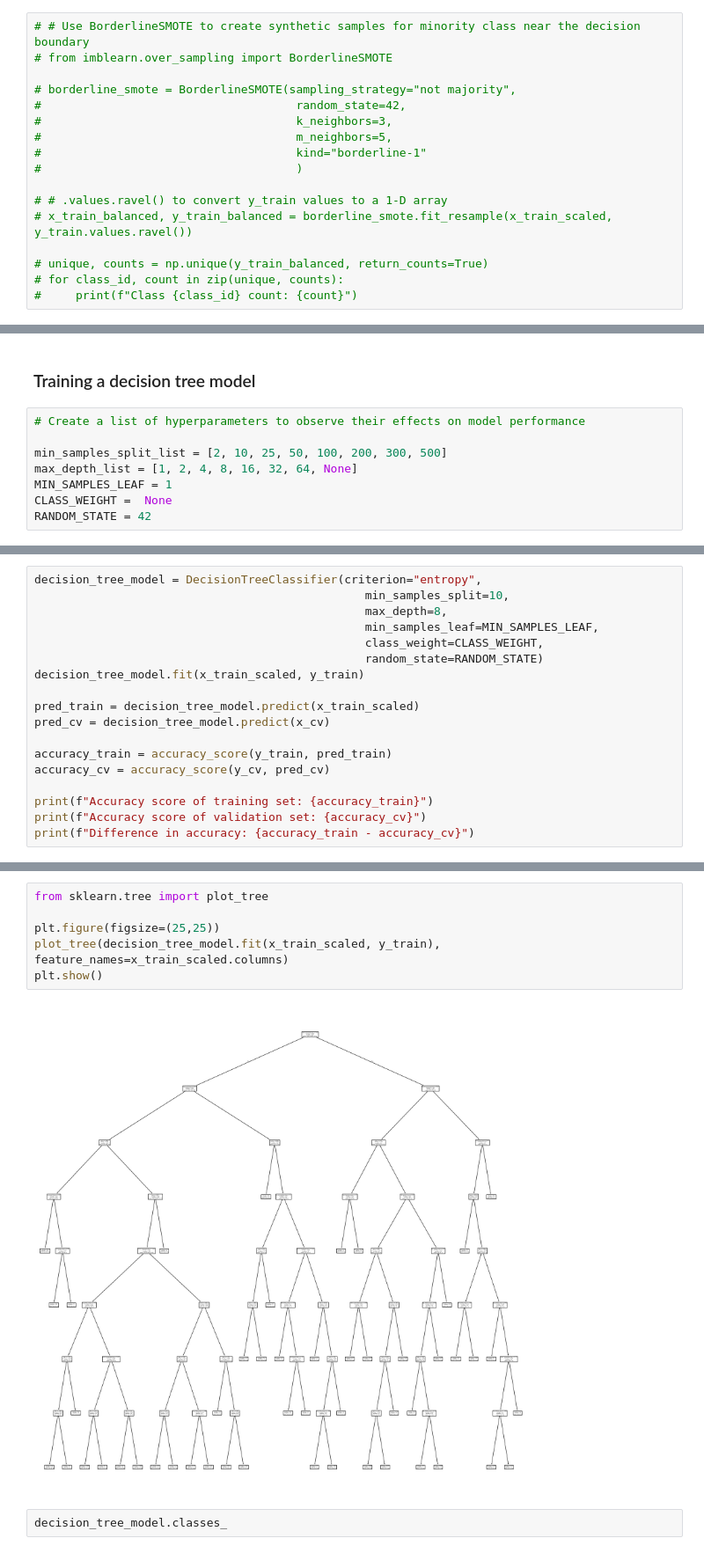
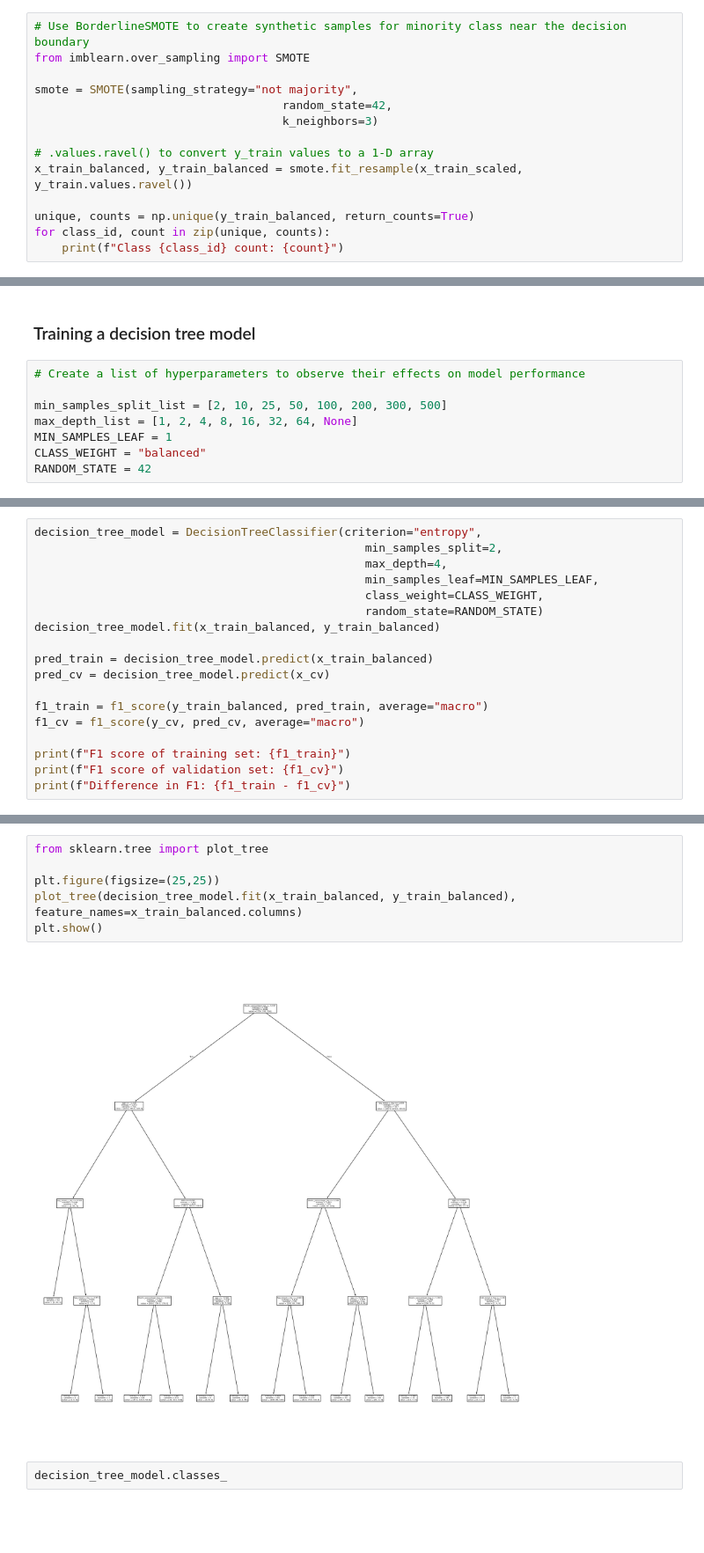
Before and after one commit to ryansoh-42/interpretable-ML-T2DM, a Jupyter notebook: notebooks/04_model_training.ipynb, the cells around one changed output, grey strips where cells are left out. Shown at 88% size. Drawn from its saved outputs; the diff is of its cells as text; blank space fills up the shorter version.

Commit message:
Hyperparameter tuning for decision tree

```diff
--- a/notebooks/04_model_training.ipynb
+++ b/notebooks/04_model_training.ipynb
@@ -93,19 +93,16 @@ diabetes
 3            31
 Name: count, dtype: int64
 # %%
-# # Use BorderlineSMOTE to create synthetic samples for minority class near the decision boundary
-# from imblearn.over_sampling import BorderlineSMOTE
+# Use BorderlineSMOTE to create synthetic samples for minority class near the decision boundary
+from imblearn.over_sampling import SMOTE
 
-# borderline_smote = BorderlineSMOTE(sampling_strategy="not majority",
-#                                     random_state=42,
-#                                     k_neighbors=3,
-#                                     m_neighbors=5,
-#                                     kind="borderline-1"
-#                                     )
+smote = SMOTE(sampling_strategy="not majority",
+                                    random_state=42,
+                                    k_neighbors=3)
 
-# # .values.ravel() to convert y_train values to a 1-D array
-# x_train_balanced, y_train_balanced = borderline_smote.fit_resample(x_train_scaled, y_train.values.ravel())
+# .values.ravel() to convert y_train values to a 1-D array
+x_train_balanced, y_train_balanced = smote.fit_resample(x_train_scaled, y_train.values.ravel())
 
-# unique, counts = np.unique(y_train_balanced, return_counts=True)
-# for class_id, count in zip(unique, counts):
-#     print(f"Class {class_id} count: {count}")
+unique, counts = np.unique(y_train_balanced, return_counts=True)
+for class_id, count in zip(unique, counts):
+    print(f"Class {class_id} count: {count}")
@@ -117,7 +118,7 @@ Name: count, dtype: int64
 min_samples_split_list = [2, 10, 25, 50, 100, 200, 300, 500]
 max_depth_list = [1, 2, 4, 8, 16, 32, 64, None]
 MIN_SAMPLES_LEAF = 1
-CLASS_WEIGHT =  None
+CLASS_WEIGHT = "balanced"
 RANDOM_STATE = 42
 # %%
 from sklearn.tree import DecisionTreeClassifier
@@ -188,19 +189,19 @@ plt.show()
 # %%
 decision_tree_model = DecisionTreeClassifier(criterion="entropy",
-                                                min_samples_split=10,
-                                                max_depth=8,
+                                                min_samples_split=2,
+                                                max_depth=4,
                                                 min_samples_leaf=MIN_SAMPLES_LEAF,
                                                 class_weight=CLASS_WEIGHT,
                                                 random_state=RANDOM_STATE)
-decision_tree_model.fit(x_train_scaled, y_train)
+decision_tree_model.fit(x_train_balanced, y_train_balanced)
 
-pred_train = decision_tree_model.predict(x_train_scaled)
+pred_train = decision_tree_model.predict(x_train_balanced)
 pred_cv = decision_tree_model.predict(x_cv)
 
-accuracy_train = accuracy_score(y_train, pred_train)
-accuracy_cv = accuracy_score(y_cv, pred_cv)
+f1_train = f1_score(y_train_balanced, pred_train, average="macro")
+f1_cv = f1_score(y_cv, pred_cv, average="macro")
 
-print(f"Accuracy score of training set: {accuracy_train}")
-print(f"Accuracy score of validation set: {accuracy_cv}")
-print(f"Difference in accuracy: {accuracy_train - accuracy_cv}")
+print(f"F1 score of training set: {f1_train}")
+print(f"F1 score of validation set: {f1_cv}")
+print(f"Difference in F1: {f1_train - f1_cv}")
 # %% [output]
@@ -225,11 +243,11 @@ array([2, 2, 2, 2, 2, 2, 2, 2, 2, 2, 2, 2, 2, 2, 2, 2, 2, 2, 2, 2, 2, 2,
 # %%
 from sklearn.tree import plot_tree
 
 plt.figure(figsize=(25,25))
-plot_tree(decision_tree_model.fit(x_train_scaled, y_train), feature_names=x_train_scaled.columns)
+plot_tree(decision_tree_model.fit(x_train_balanced, y_train_balanced), feature_names=x_train_balanced.columns)
 plt.show()
 # %% [output]
-[figure, old version]
+[figure, new version]
 # %%
 decision_tree_model.classes_
 # %% [output]
```
Also changed, not shown: parts of 10 cells of this notebook, 1 other file.
